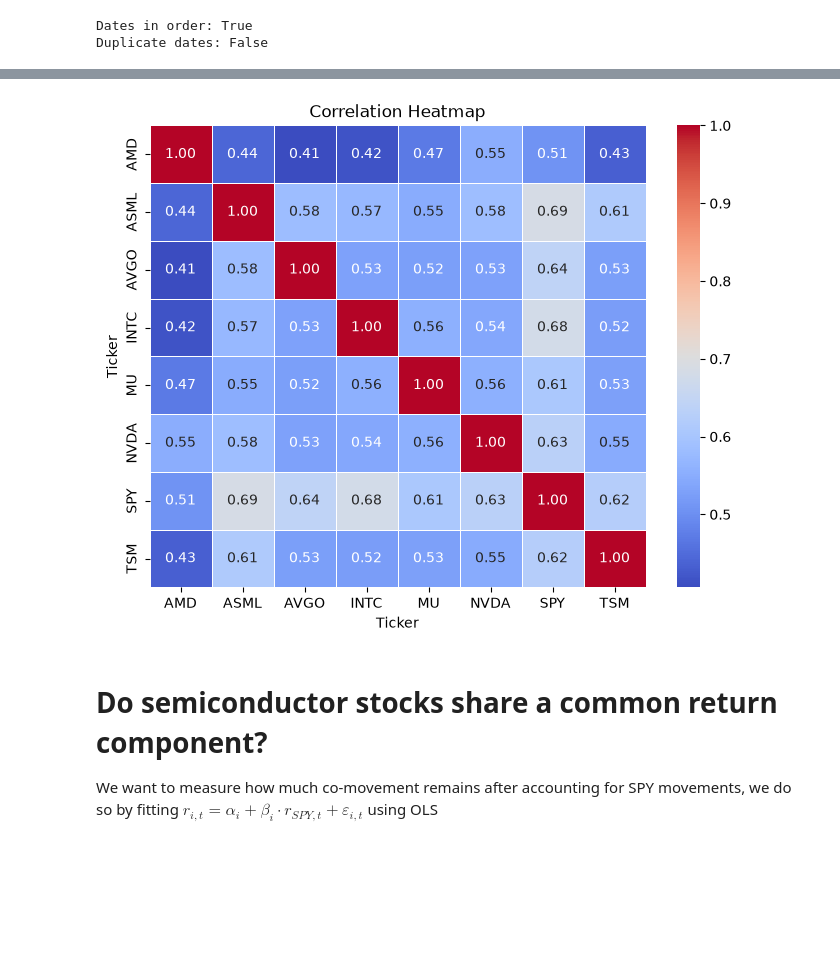
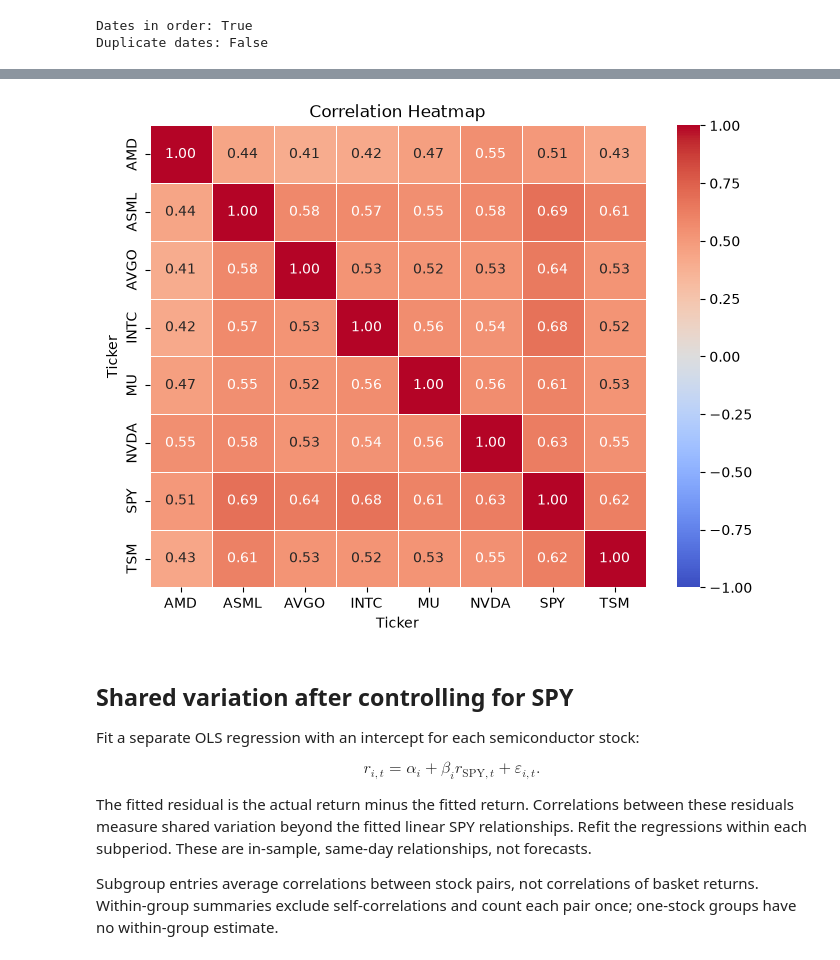
Before and after one commit to simbashakib/Semiconductor-Research-Project, a Jupyter notebook: notebooks/01_semiconductor_equity_analysis.ipynb, the cells around one changed output, grey strips where cells are left out. Cells and saved outputs as stored; diff of their text form; code cells hidden in the pictures; blank space fills up the shorter version.

```diff
--- a/notebooks/01_semiconductor_equity_analysis.ipynb
+++ b/notebooks/01_semiconductor_equity_analysis.ipynb
@@ -154,14 +177,25 @@ returns_correlation_matrix
 # %%
 plt.figure(figsize=(8,6))
-sns.heatmap(returns_correlation_matrix, annot=True, cmap="coolwarm", fmt=".2f", linewidths=0.5)
+sns.heatmap(returns_correlation_matrix, annot=True, cmap="coolwarm", fmt=".2f", linewidths=0.5, vmin=-1, vmax=1, center=0)
 plt.title("Correlation Heatmap")
 plt.show()
 # %% [output]
-[figure, old version]
+[figure, new version]
 # %% [markdown]
-# Do semiconductor stocks share a common return component?
+## Shared variation after controlling for SPY
 
-We want to measure how much co-movement remains after accounting for SPY movements, we do so by fitting $r_{i,t} = \alpha_i + \beta_i \cdot r_{SPY, t} + \varepsilon _{i,t}$ using OLS
+Fit a separate OLS regression with an intercept for each semiconductor stock:
+
+$$r_{i,t}=\alpha_i+\beta_i r_{\mathrm{SPY},t}+\varepsilon_{i,t}.$$
+
+The fitted residual is the actual return minus the fitted return. Correlations
+between these residuals measure shared variation beyond the fitted linear SPY
+relationships. Refit the regressions within each subperiod. These are in-sample,
+same-day relationships, not forecasts.
+
+Subgroup entries average correlations between stock pairs, not correlations of
+basket returns. Within-group summaries exclude self-correlations and count each
+pair once; one-stock groups have no within-group estimate.
 # %%
 residuals = {}
 
```
Also changed, not shown: parts of 22 cells of this notebook, 4 other files.
